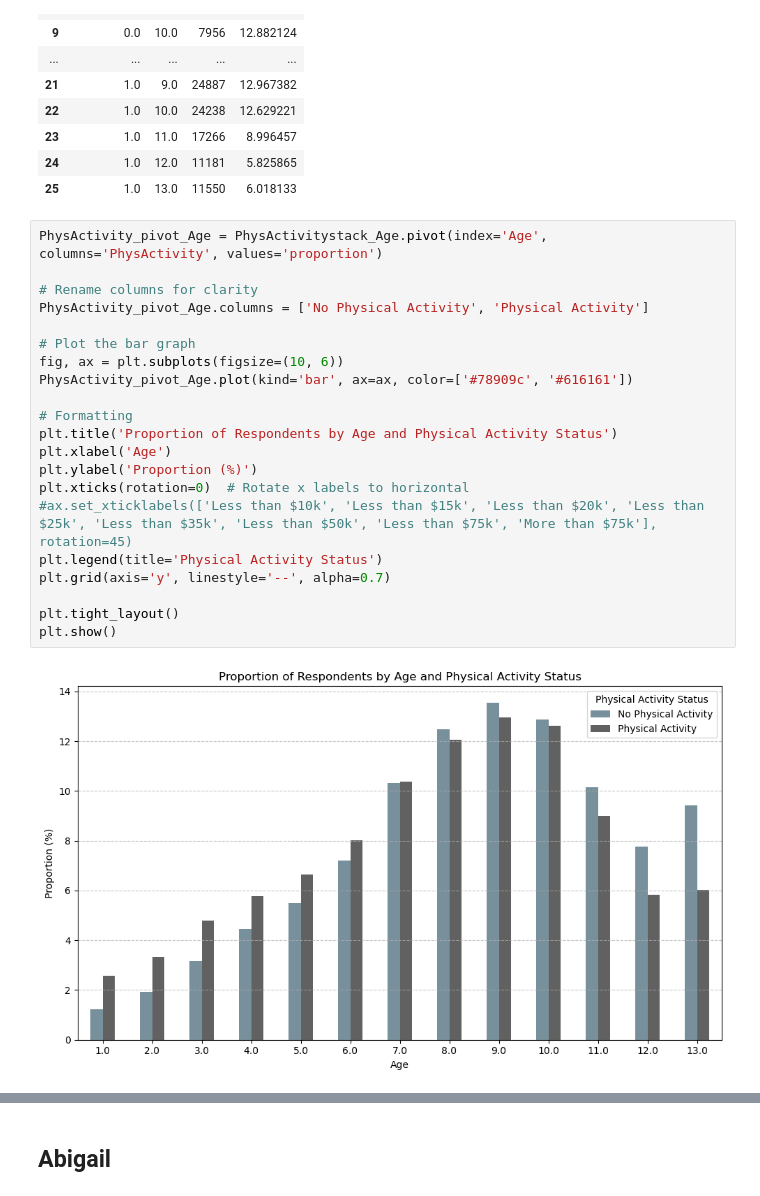
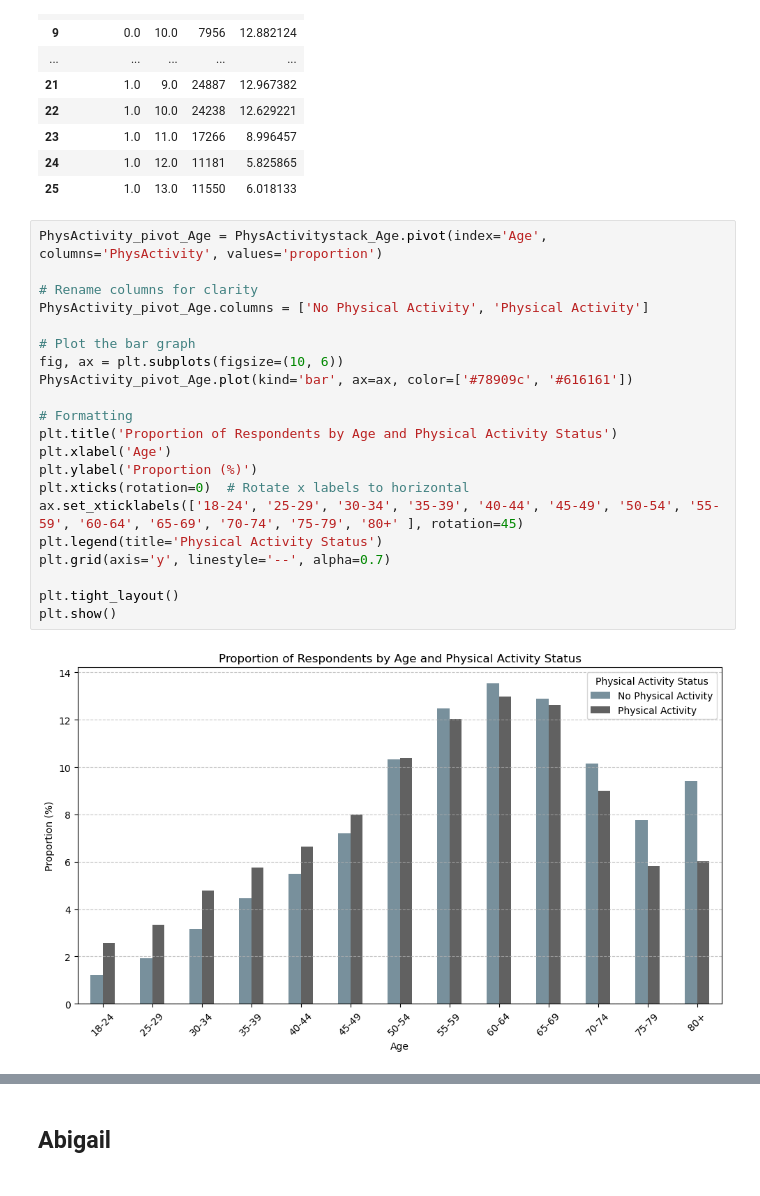
Before and after one commit to williamlevine/project-one, a Jupyter notebook: main_notebook.ipynb, the cells around one changed output, grey strips where cells are left out. Drawn from its saved outputs; the diff is of its cells as text.

Commit message:
Update on plots information

```diff
--- a/main_notebook.ipynb
+++ b/main_notebook.ipynb
@@ -388,26 +395,26 @@ PhysActivitystack_Age
 # %%
 PhysActivity_pivot_Age = PhysActivitystack_Age.pivot(index='Age', columns='PhysActivity', values='proportion')
 
 # Rename columns for clarity
 PhysActivity_pivot_Age.columns = ['No Physical Activity', 'Physical Activity']
 
 # Plot the bar graph
 fig, ax = plt.subplots(figsize=(10, 6))
 PhysActivity_pivot_Age.plot(kind='bar', ax=ax, color=['#78909c', '#616161'])
 
 # Formatting
 plt.title('Proportion of Respondents by Age and Physical Activity Status')
 plt.xlabel('Age')
 plt.ylabel('Proportion (%)')
 plt.xticks(rotation=0)  # Rotate x labels to horizontal
-#ax.set_xticklabels(['Less than $10k', 'Less than $15k', 'Less than $20k', 'Less than $25k', 'Less than $35k', 'Less than $50k', 'Less than $75k', 'More than $75k'], rotation=45)
+ax.set_xticklabels(['18-24', '25-29', '30-34', '35-39', '40-44', '45-49', '50-54', '55-59', '60-64', '65-69', '70-74', '75-79', '80+' ], rotation=45)
 plt.legend(title='Physical Activity Status')
 plt.grid(axis='y', linestyle='--', alpha=0.7)
 
 plt.tight_layout()
 plt.show()
 # %% [output]
-[figure, old version]
+[figure, new version]
 # %%
 #PhysActivity to Education
 # Group by PhysActivity and Education, count the number of participants for each category
```
Also changed, not shown: parts of 3 cells of this notebook.
